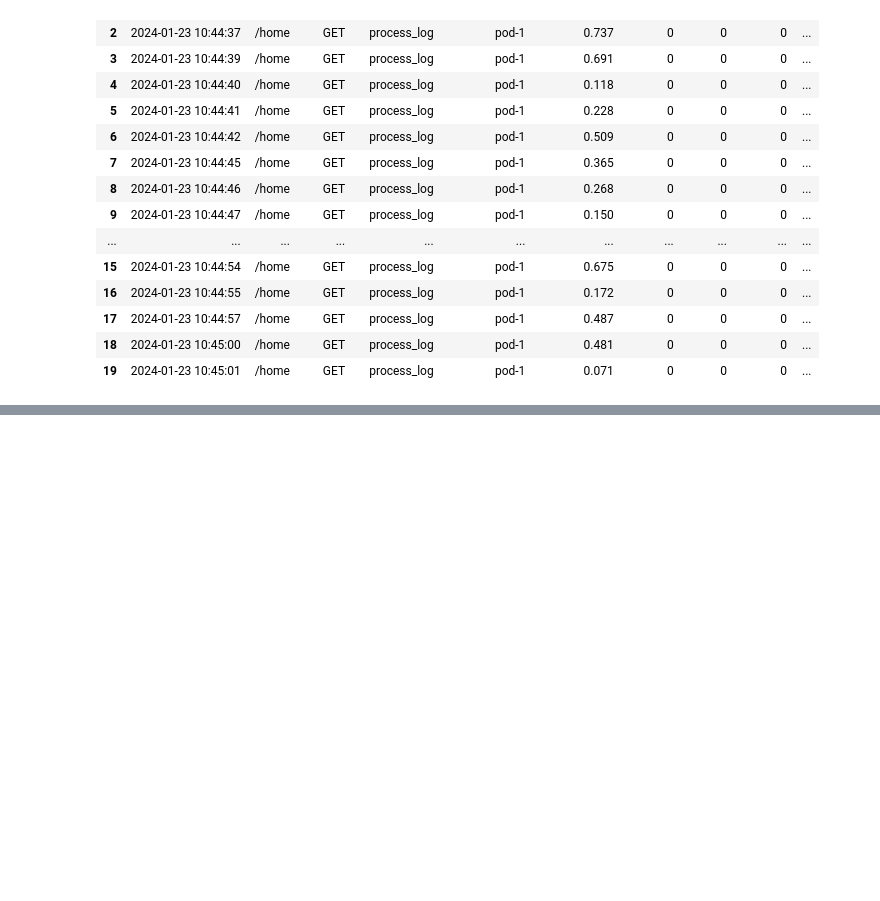
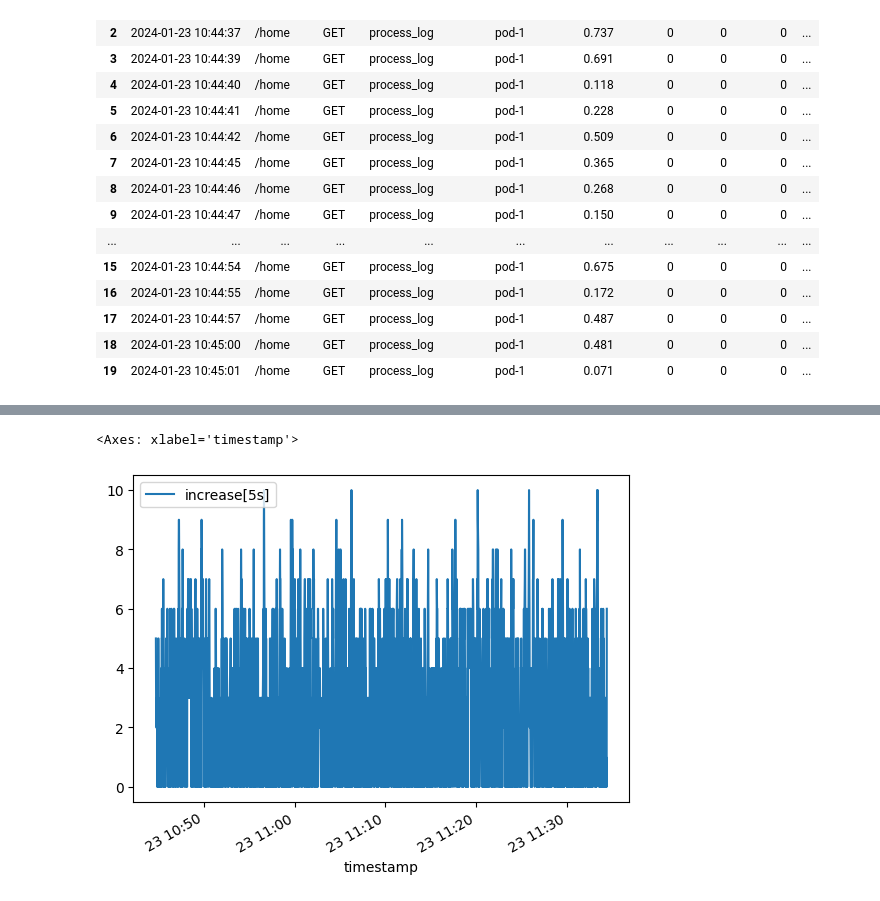
Before and after one commit to vuvietnguyenit/data_analystic, a Jupyter notebook: notebooks/calculate_latency_duration_time.ipynb, the cells around one changed output, grey strips where cells are left out. Drawn from its saved outputs; the diff is of its cells as text; code cells hidden in the pictures; blank space fills up the shorter version.

```diff
--- a/notebooks/calculate_latency_duration_time.ipynb
+++ b/notebooks/calculate_latency_duration_time.ipynb
@@ -321,0 +244,2 @@ dtype: object
+# %%
+df_group_1 = df_bin_by_group_second.query("path == '/home' and controller_pod == 'pod-1'")
@@ -321,0 +307,28 @@ dtype: object
+# %%
+# Implement increase()
+def increase(row, time_vector: int, columns_name: str, delta_second_limit: int = 5):
+    try:
+        ty = row['delta_T']
+        tx = ty - time_vector
+        if tx < 0:
+            return np.NaN
+        # Query in dataset
+        # Formula: increase[time_vector] = y - x
+        x = df_group_1.query("delta_T == @tx")[columns_name].to_list()
+        if not x:
+            for number_second in range(1, delta_second_limit):
+                tx = tx - number_second
+                x = df_group_1.query("delta_T == @tx")[columns_name].to_list()
+                if x:
+                    break
+            x = [np.NaN]
+
+        y = df_group_1.query("delta_T == @ty")[columns_name].to_list()
+        return y[0] - x[0]
+    except Exception as ex:
+        print(ex)
+
+
+df_group_1['increase[5s]'] = df_group_1.apply(
+    lambda x: increase(x, time_vector=5, columns_name="le_0.5"), axis=1)  # type: ignore
+df_group_1
@@ -322,3 +374,9 @@ dtype: object
+# %%
+
+df_group_1[["timestamp", "path", "service_name", "controller_pod", "duration_time", "le_0.5", "increase[5s]"]].plot(kind="line", x="timestamp", y="increase[5s]")
+# %% [output]
+<Axes: xlabel='timestamp'>
+[figure, added]
 # %%
 # Implement rate()
 def rate(time_vector: int):
```
Also changed, not shown: parts of 10 cells of this notebook.
